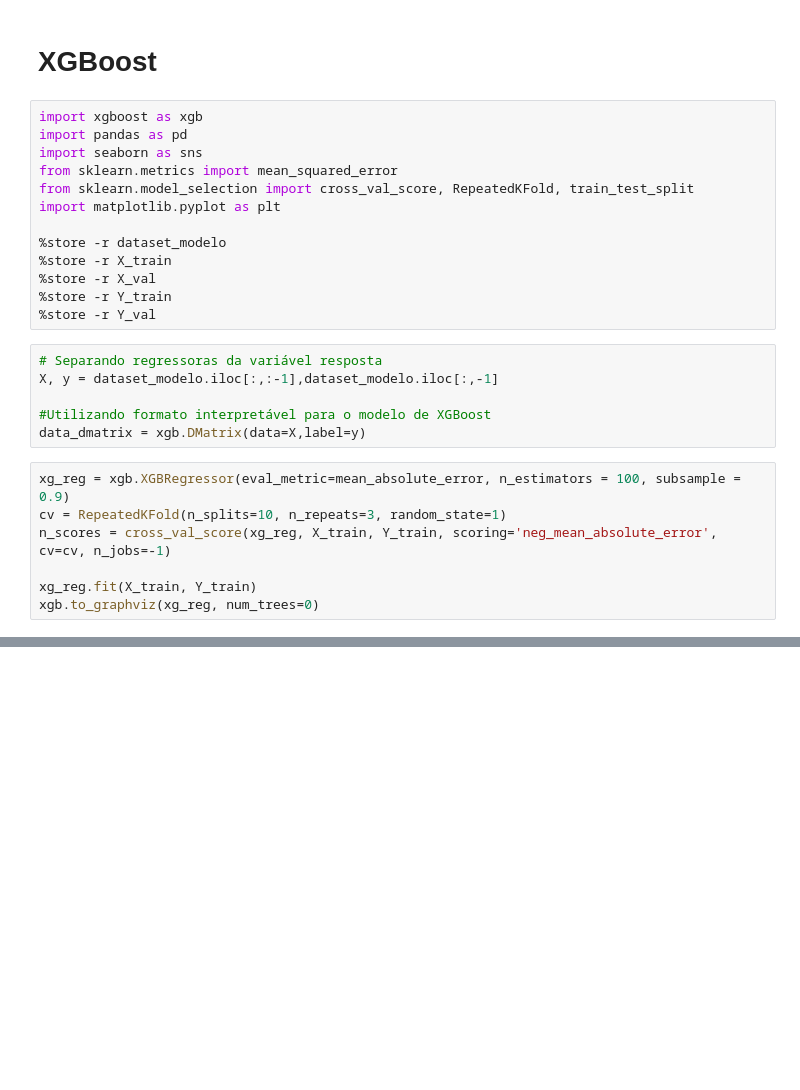
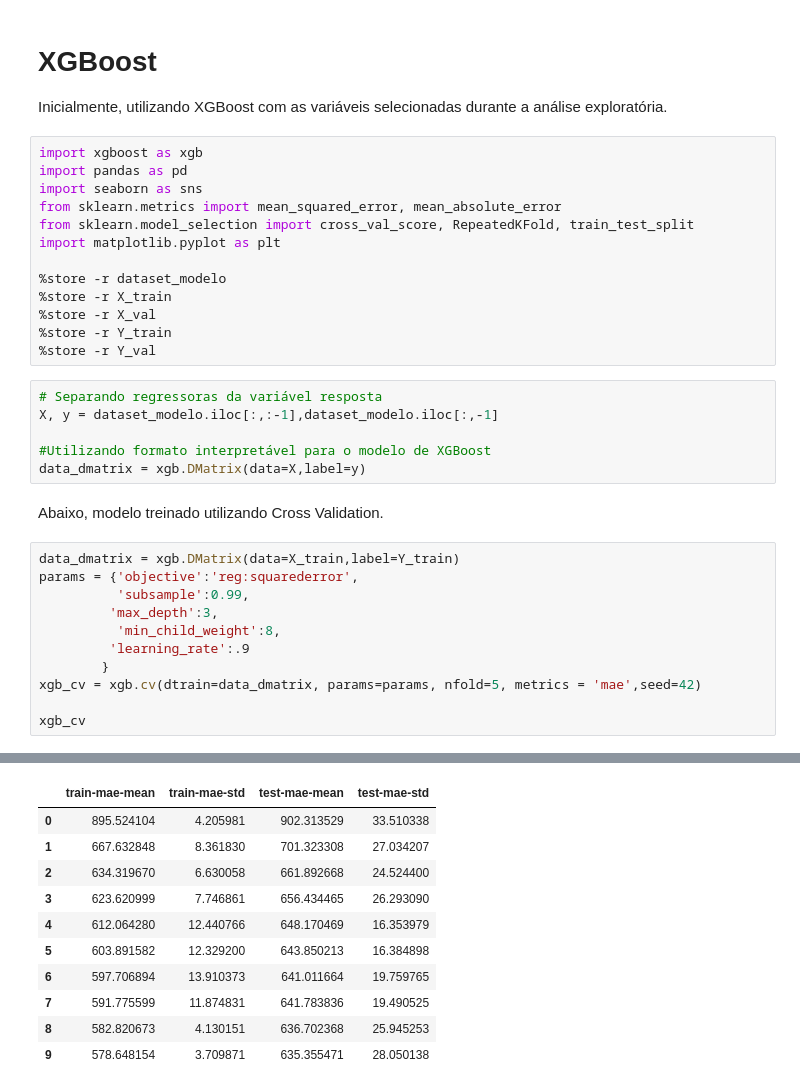
Before and after one commit to gui-lisboa/ML_Trabalho, a Jupyter notebook: xgboost.ipynb, the cells around one changed output, grey strips where cells are left out. Saved outputs shown, nothing was run; the diff lists cells and outputs as text; blank space fills up the shorter version.

```diff
--- a/xgboost.ipynb
+++ b/xgboost.ipynb
@@ -1,10 +1,12 @@
 # %% [markdown]
 # XGBoost
+
+Inicialmente, utilizando XGBoost com as variáveis selecionadas durante a análise exploratória.
 # %%
 import xgboost as xgb
 import pandas as pd
 import seaborn as sns
-from sklearn.metrics import mean_squared_error
+from sklearn.metrics import mean_squared_error, mean_absolute_error
 from sklearn.model_selection import cross_val_score, RepeatedKFold, train_test_split
 import matplotlib.pyplot as plt
 
@@ -19,11 +21,17 @@ X, y = dataset_modelo.iloc[:,:-1],dataset_modelo.iloc[:,-1]
 
 #Utilizando formato interpretável para o modelo de XGBoost
 data_dmatrix = xgb.DMatrix(data=X,label=y)
+# %% [markdown]
+Abaixo, modelo treinado utilizando Cross Validation.
 # %%
-xg_reg = xgb.XGBRegressor(eval_metric=mean_absolute_error, n_estimators = 100, subsample = 0.9)
-cv = RepeatedKFold(n_splits=10, n_repeats=3, random_state=1)
-n_scores = cross_val_score(xg_reg, X_train, Y_train, scoring='neg_mean_absolute_error', cv=cv, n_jobs=-1)
+data_dmatrix = xgb.DMatrix(data=X_train,label=Y_train)
+params = {'objective':'reg:squarederror',
+          'subsample':0.99,
+         'max_depth':3,
+          'min_child_weight':8,
+         'learning_rate':.9
+        }
+xgb_cv = xgb.cv(dtrain=data_dmatrix, params=params, nfold=5, metrics = 'mae',seed=42)
 
-xg_reg.fit(X_train, Y_train)
-xgb.to_graphviz(xg_reg, num_trees=0)
+xgb_cv
 # %% [output]
@@ -30,0 +38,11 @@ xgb.to_graphviz(xg_reg, num_trees=0)
+|  | train-mae-mean | train-mae-std | test-mae-mean | test-mae-std |
+| 0 | 895.524104 | 4.205981 | 902.313529 | 33.510338 |
+| 1 | 667.632848 | 8.361830 | 701.323308 | 27.034207 |
+| 2 | 634.319670 | 6.630058 | 661.892668 | 24.524400 |
+| 3 | 623.620999 | 7.746861 | 656.434465 | 26.293090 |
+| 4 | 612.064280 | 12.440766 | 648.170469 | 16.353979 |
+| 5 | 603.891582 | 12.329200 | 643.850213 | 16.384898 |
+| 6 | 597.706894 | 13.910373 | 641.011664 | 19.759765 |
+| 7 | 591.775599 | 11.874831 | 641.783836 | 19.490525 |
+| 8 | 582.820673 | 4.130151 | 636.702368 | 25.945253 |
+| 9 | 578.648154 | 3.709871 | 635.355471 | 28.050138 |
```
Also changed, not shown: parts of 6 cells of this notebook, 2 other files.
